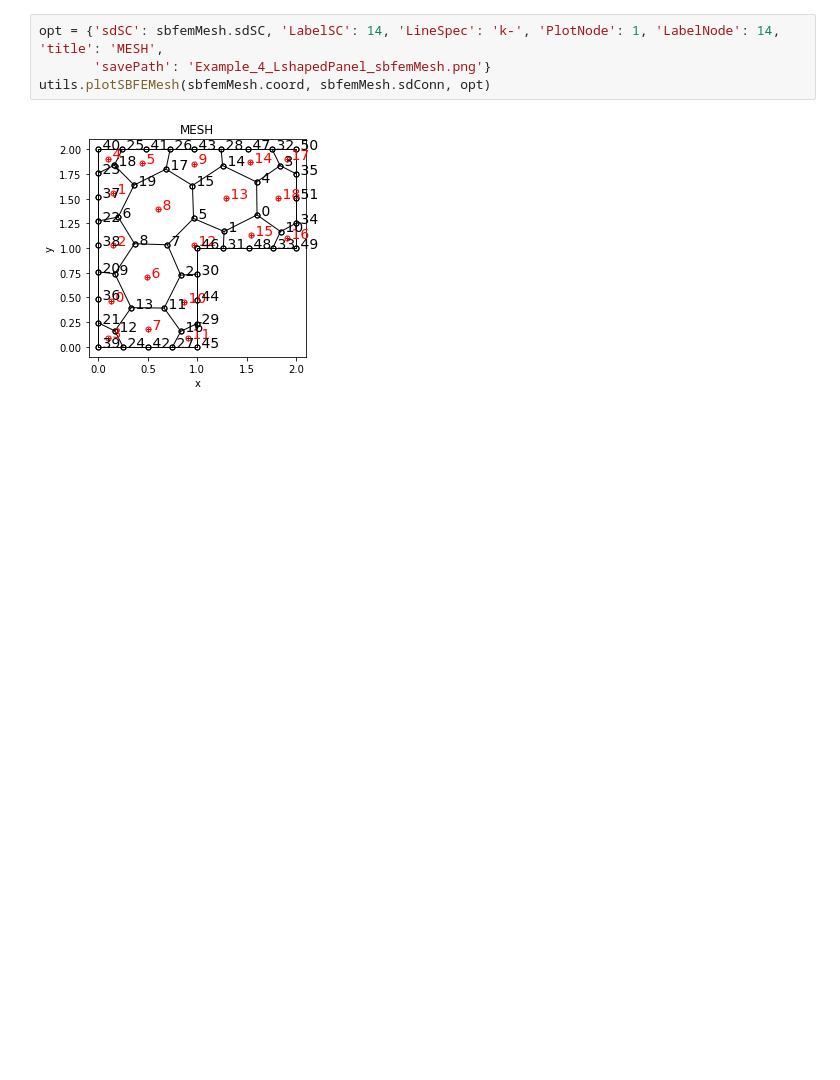
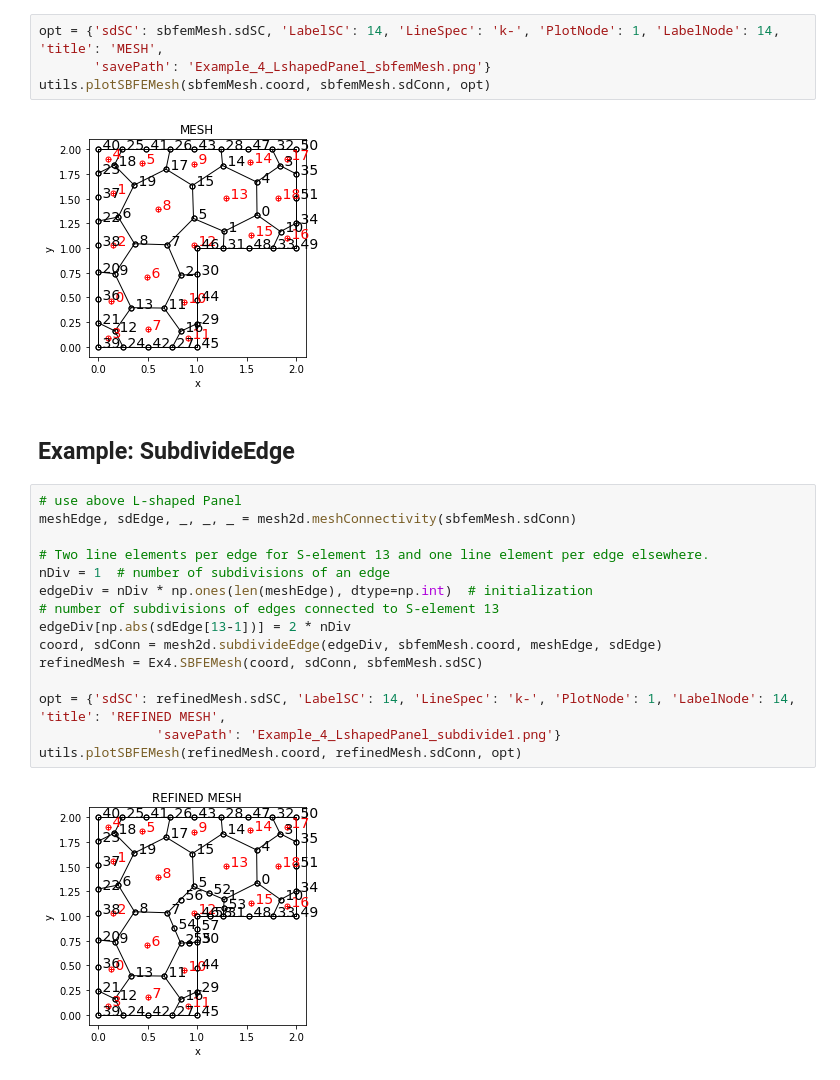
Before and after one commit to amemetov/sbfem-sandbox, a Jupyter notebook: notebooks/Example4.ipynb, the cells around one changed output. Cells and saved outputs as stored; diff of their text form; blank space fills up the shorter version.

Commit message:
Implemented subdivideEdge and examples

```diff
--- a/notebooks/Example4.ipynb
+++ b/notebooks/Example4.ipynb
@@ -71,3 +72,22 @@ opt = {'sdSC': sbfemMesh.sdSC, 'LabelSC': 14, 'LineSpec': 'k-', 'PlotNode': 1, '
 utils.plotSBFEMesh(sbfemMesh.coord, sbfemMesh.sdConn, opt)
 # %% [output]
 [figure]
+# %% [markdown]
+## Example: SubdivideEdge
+# %%
+# use above L-shaped Panel
+meshEdge, sdEdge, _, _, _ = mesh2d.meshConnectivity(sbfemMesh.sdConn)
+
+# Two line elements per edge for S-element 13 and one line element per edge elsewhere.
+nDiv = 1  # number of subdivisions of an edge
+edgeDiv = nDiv * np.ones(len(meshEdge), dtype=np.int)  # initialization
+# number of subdivisions of edges connected to S-element 13
+edgeDiv[np.abs(sdEdge[13-1])] = 2 * nDiv
+coord, sdConn = mesh2d.subdivideEdge(edgeDiv, sbfemMesh.coord, meshEdge, sdEdge)
+refinedMesh = Ex4.SBFEMesh(coord, sdConn, sbfemMesh.sdSC)
+
+opt = {'sdSC': refinedMesh.sdSC, 'LabelSC': 14, 'LineSpec': 'k-', 'PlotNode': 1, 'LabelNode': 14, 'title': 'REFINED MESH',
+               'savePath': 'Example_4_LshapedPanel_subdivide1.png'}
+utils.plotSBFEMesh(refinedMesh.coord, refinedMesh.sdConn, opt)
+# %% [output]
+[figure, added]
```
Also changed, not shown: parts of 2 cells of this notebook, 3 other files.
